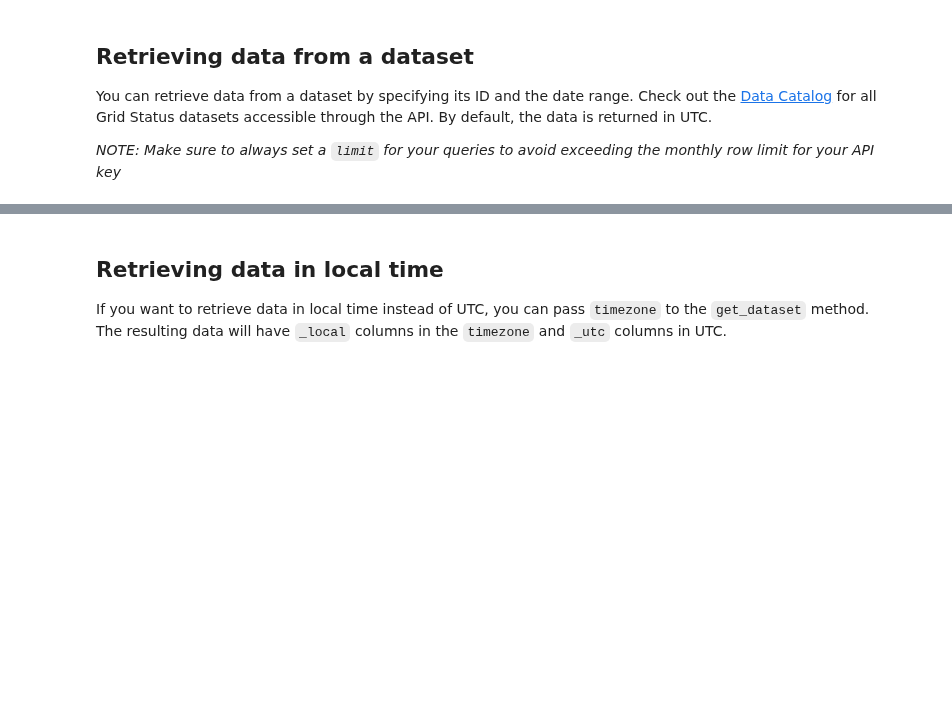
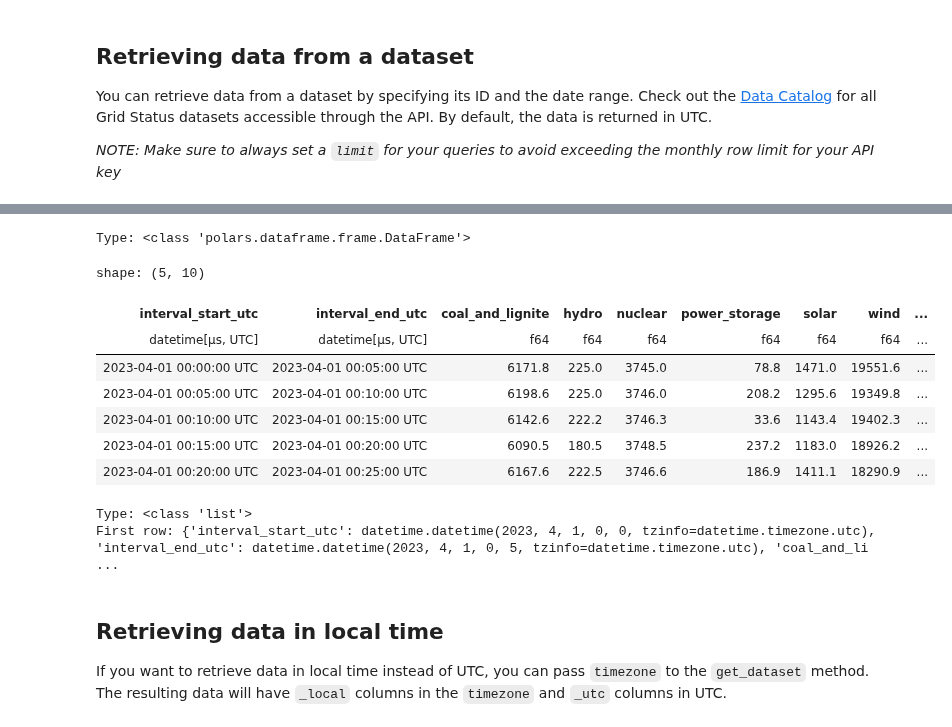
Before and after one commit to gridstatus/gridstatusio, a Jupyter notebook: Examples/1. Getting Started.ipynb, the cells around one changed output, grey strips where cells are left out. Cells and saved outputs as stored; diff of their text form; code cells hidden in the pictures; blank space fills up the shorter version.

```diff
--- a/Examples/1. Getting Started.ipynb
+++ b/Examples/1. Getting Started.ipynb
@@ -58,3 +94,40 @@ data_utc
+# %%
+# Polars format - returns a polars DataFrame
+polars_data = client.get_dataset(
+    dataset="ercot_fuel_mix",
+    start="2023-04-01",
+    end="2023-04-02",
+    limit=5,
+    return_format="polars",
+    verbose=False,
+)
+print(f"Type: {type(polars_data)}")
+polars_data
+# %% [output]
+Type: <class 'polars.dataframe.frame.DataFrame'>
+shape: (5, 10)
+| interval_start_utc | interval_end_utc | coal_and_lignite | hydro | nuclear | power_storage | solar | wind | ... |
+| datetime[μs, UTC] | datetime[μs, UTC] | f64 | f64 | f64 | f64 | f64 | f64 | ... |
+| 2023-04-01 00:00:00 UTC | 2023-04-01 00:05:00 UTC | 6171.8 | 225.0 | 3745.0 | 78.8 | 1471.0 | 19551.6 | ... |
+| 2023-04-01 00:05:00 UTC | 2023-04-01 00:10:00 UTC | 6198.6 | 225.0 | 3746.0 | 208.2 | 1295.6 | 19349.8 | ... |
+| 2023-04-01 00:10:00 UTC | 2023-04-01 00:15:00 UTC | 6142.6 | 222.2 | 3746.3 | 33.6 | 1143.4 | 19402.3 | ... |
+| 2023-04-01 00:15:00 UTC | 2023-04-01 00:20:00 UTC | 6090.5 | 180.5 | 3748.5 | 237.2 | 1183.0 | 18926.2 | ... |
+| 2023-04-01 00:20:00 UTC | 2023-04-01 00:25:00 UTC | 6167.6 | 222.5 | 3746.6 | 186.9 | 1411.1 | 18290.9 | ... |
+# %%
+# Python format - returns a list of dictionaries (no dependencies required)
+python_data = client.get_dataset(
+    dataset="ercot_fuel_mix",
+    start="2023-04-01",
+    end="2023-04-02",
+    limit=5,
+    return_format="python",
+    verbose=False,
+)
+print(f"Type: {type(python_data)}")
+print(f"First row: {python_data[0]}")
+# %% [output]
+Type: <class 'list'>
+First row: {'interval_start_utc': datetime.datetime(2023, 4, 1, 0, 0, tzinfo=datetime.timezone.utc), 'interval_end_utc': datetime.datetime(2023, 4, 1, 0, 5, tzinfo=datetime.timezone.utc), 'coal_and_li ...
 # %% [markdown]
 ## Retrieving data in local time
 
```
Also changed, not shown: parts of 10 cells of this notebook, 17 other files.
